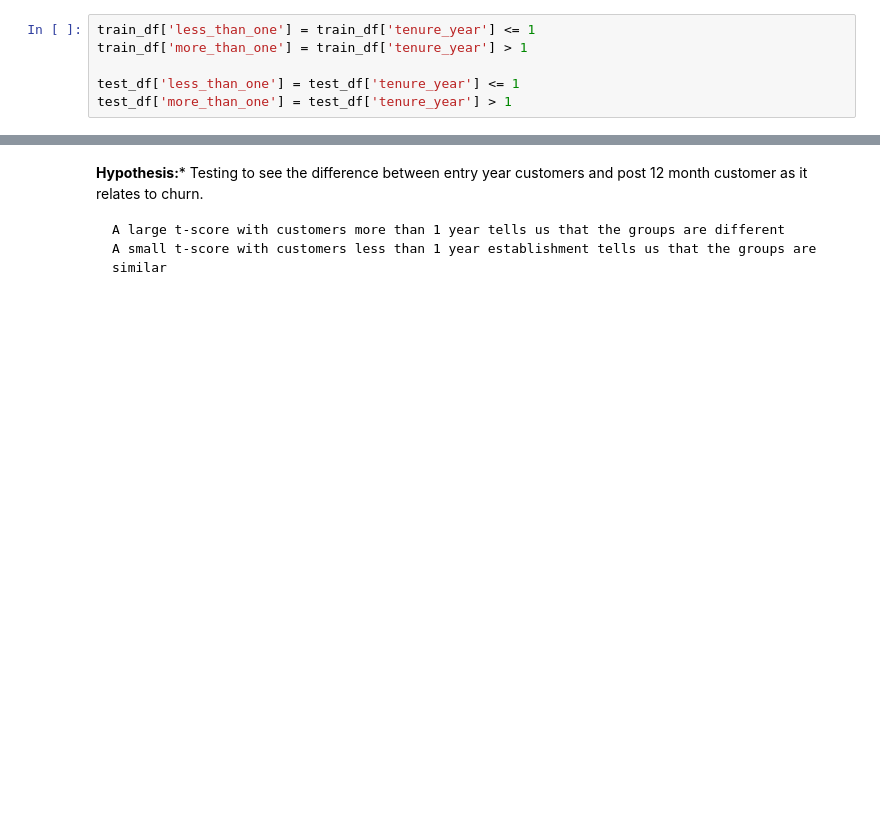
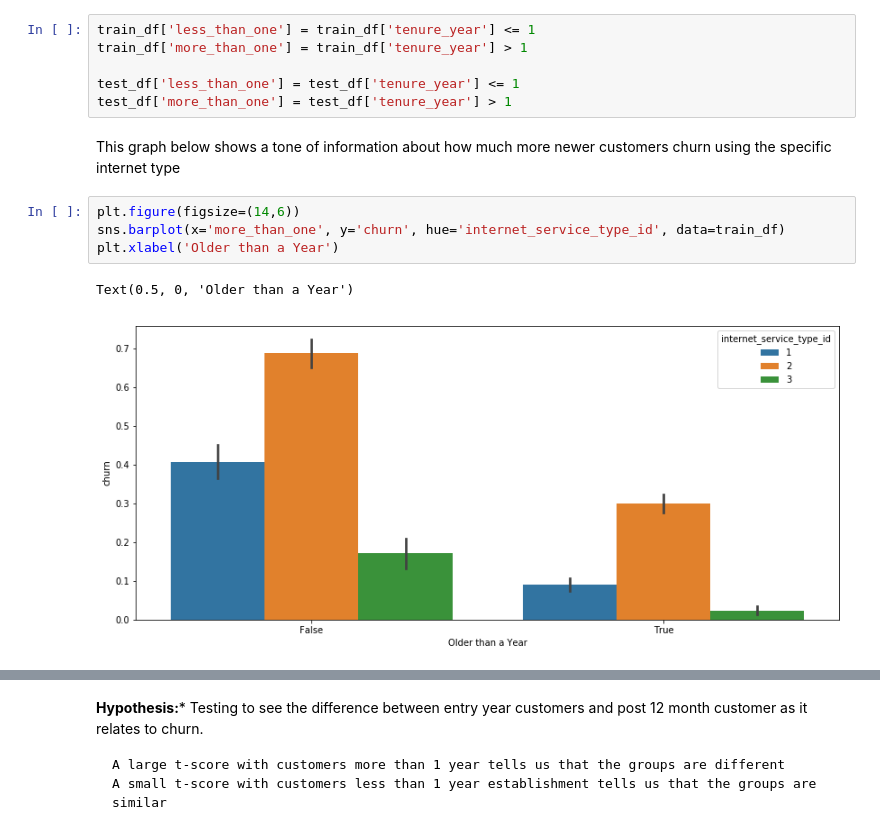
Before and after one commit to ericescalante-jasondunn/classification_project, a Jupyter notebook: Project_Master.ipynb, the cells around one changed output, grey strips where cells are left out. Drawn from its saved outputs; the diff is of its cells as text; blank space fills up the shorter version.

```diff
--- a/Project_Master.ipynb
+++ b/Project_Master.ipynb
@@ -387,3 +394,12 @@ train_df['more_than_one'] = train_df['tenure_year'] > 1
 
 test_df['less_than_one'] = test_df['tenure_year'] <= 1
 test_df['more_than_one'] = test_df['tenure_year'] > 1
+# %% [markdown]
+This graph below shows a tone of information about how much more newer customers churn using the specific internet type
+# %%
+plt.figure(figsize=(14,6))
+sns.barplot(x='more_than_one', y='churn', hue='internet_service_type_id', data=train_df)
+plt.xlabel('Older than a Year')
+# %% [output]
+Text(0.5, 0, 'Older than a Year')
+[figure, added]
```
Also changed, not shown: parts of 18 cells of this notebook.
